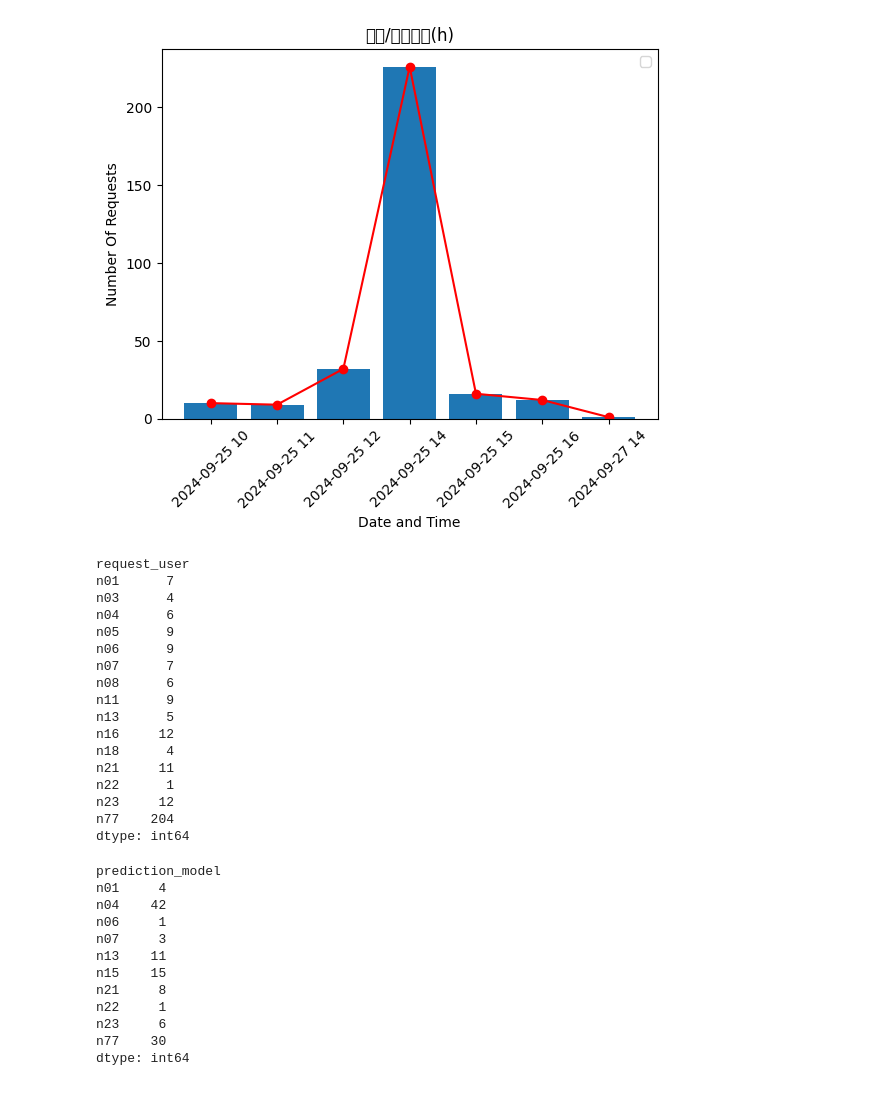
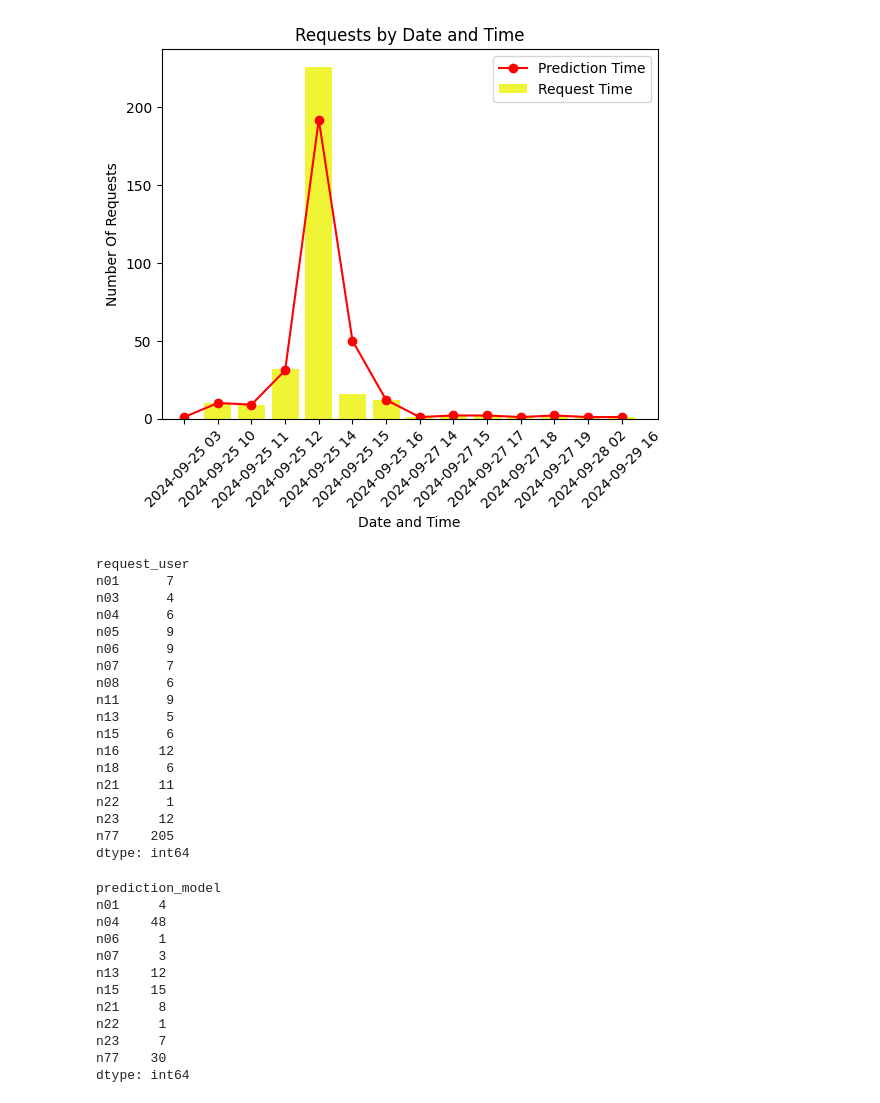
Before and after one commit to hahahellooo/stdash, a Jupyter notebook: note/graph for streamlit.ipynb, the cells around one changed output. Saved outputs shown, nothing was run; the diff lists cells and outputs as text; code cells hidden in the pictures.

```diff
--- a/note/graph for streamlit.ipynb
+++ b/note/graph for streamlit.ipynb
@@ -104,17 +106,28 @@ Index(['2024-09-25 10', '2024-09-25 11', '2024-09-25 12', '2024-09-25 14',
       dtype='object', name='request_time')
 # %%
-plt.bar(df1.index, df1)
-plt.plot(df1.index, df1, 'ro-')
-plt.title('요청/처리건수(h)')
+df['request_time'] = pd.to_datetime(df['request_time'])
+df['request_time']=df['request_time'].dt.strftime('%Y-%m-%d %H')
+df['prediction_time'] = pd.to_datetime(df['prediction_time'])
+df['prediction_time']=df['prediction_time'].dt.strftime('%Y-%m-%d %H')
+
+cnt_rt = df.groupby(df['request_time']).size()
+cnt_pt = df.groupby(df['prediction_time']).size()
+ # 선 그래프: 예측 시간별 건수
+plt.plot(cnt_pt.index, cnt_pt, 'ro-', label='Prediction Time') # r 선의 색상, o 포>인트 마커모양
+
+# 막대 그래프: 요청 시간별 건수
+plt.bar(cnt_rt.index, cnt_rt, color='#ebf301', label='Request Time', alpha=0.8) # alpha 투명도 조절
+
+plt.title('Requests by Date and Time')
 plt.xlabel('Date and Time')
 plt.ylabel('Number Of Requests')
 plt.xticks(rotation=45)  # X축 레이블 회전 (텍스트가 길 경우)
 plt.legend()
 
 # 그래프 출력
 plt.show()
 # %% [output]
-[figure, old version]
+[figure, new version]
 # %%
 #  요청자, 처리자간의 통계 / 불균형(누가 처리에 문제가 있는지 확인) VIEW 추가
 import datetime as dt
@@ -131,12 +144,13 @@ n07      7
 n08      6
 n11      9
 n13      5
+n15      6
 n16     12
-n18      4
+n18      6
 n21     11
 n22      1
 n23     12
-n77    204
+n77    205
 dtype: int64
 # %%
 idx = df[df['prediction_model'] != '^n[0-9][0-9]$'].index
@@ -153,14 +167,14 @@ df3
 # %% [output]
 prediction_model
 n01     4
-n04    42
+n04    48
 n06     1
 n07     3
-n13    11
+n13    12
 n15    15
 n21     8
 n22     1
-n23     6
+n23     7
 n77    30
 dtype: int64
 # %%
```
Also changed, not shown: parts of 8 cells of this notebook, 1 other file.
